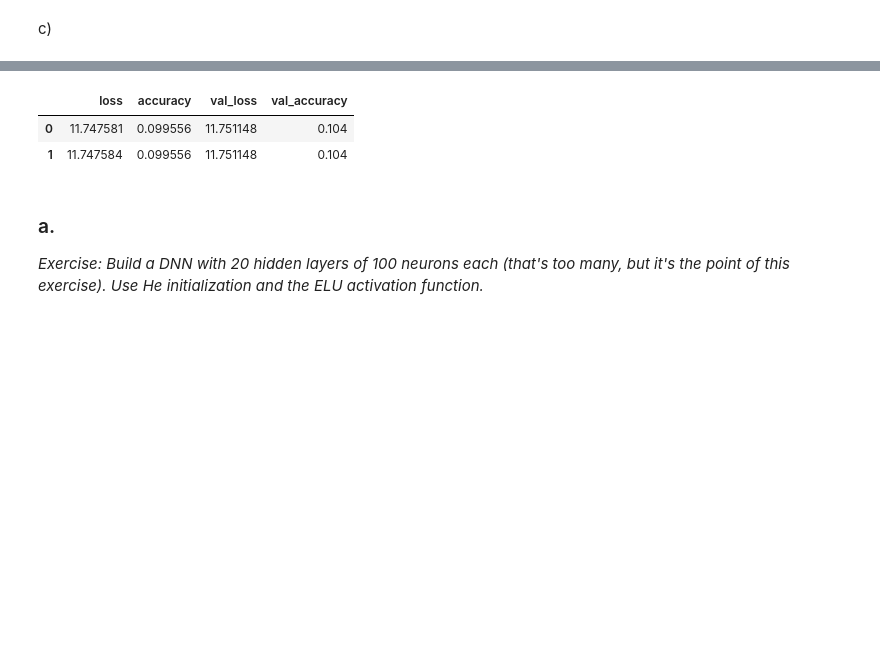
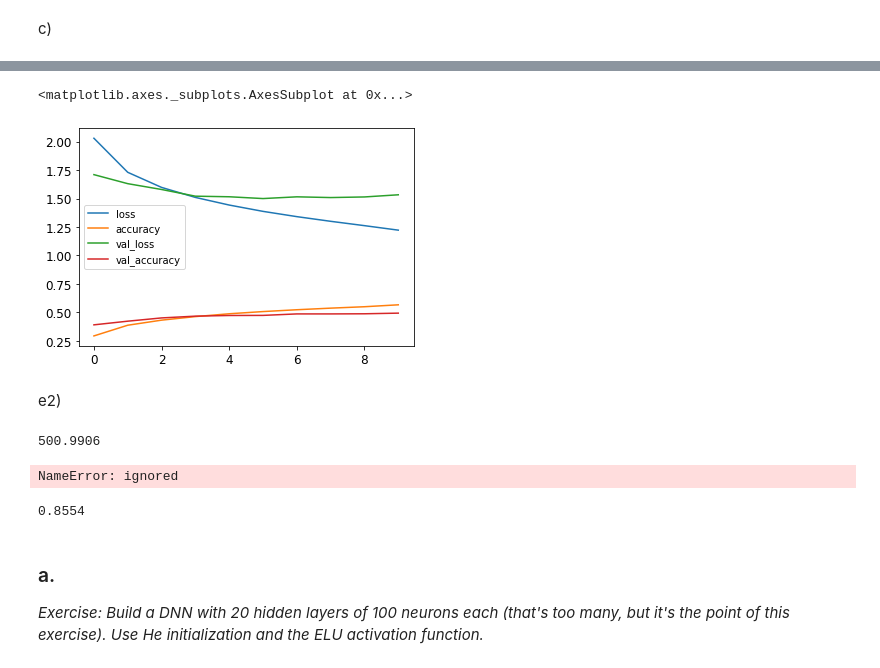
Before and after one commit to MiguelG26/Learning, a Jupyter notebook: Hands-On Machine Learning with Scikit-Learn and TensorFlow2/11_training_deep_neural_networks.ipynb, the cells around one changed output, grey strips where cells are left out. Drawn from its saved outputs; the diff is of its cells as text; code cells hidden in the pictures; blank space fills up the shorter version.

```diff
--- a/Hands-On Machine Learning with Scikit-Learn and TensorFlow2/11_training_deep_neural_networks.ipynb
+++ b/Hands-On Machine Learning with Scikit-Learn and TensorFlow2/11_training_deep_neural_networks.ipynb
@@ -1761,0 +1835,28 @@ KeyboardInterrupt: ignored
+# %%
+keras.backend.clear_session()
+tf.random.set_seed(42)
+np.random.seed(42)
+
+model = keras.models.Sequential()
+model.add(keras.layers.Flatten(input_shape=[32, 32,3]))
+for i in range(20):
+  #model.add(keras.layers.AlphaDropout(rate=0.2))
+  model.add(keras.layers.Dense(100, activation="selu", kernel_initializer="lecun_normal"))
+model.add(keras.layers.AlphaDropout(rate=0.1))
+model.add(keras.layers.Dense(10, activation="softmax"))
+
+pixel_means = X_train.mean(axis=0, keepdims=True)
+pixel_stds = X_train.std(axis=0, keepdims=True)
+X_train_scaled = (X_train - pixel_means) / pixel_stds
+X_valid_scaled = (X_valid - pixel_means) / pixel_stds
+X_test_scaled = (X_test - pixel_means) / pixel_stds
+
+optimizer = keras.optimizers.Nadam(lr=5e-5, beta_1=0.9, beta_2=0.999)
+model.compile(loss="sparse_categorical_crossentropy", optimizer=optimizer, metrics=["accuracy"])
+
+n_epochs=10
+early_stopping_cb = keras.callbacks.EarlyStopping(patience=10, restore_best_weights=True)
+history=model.fit(X_train_scaled, y_train, epochs=n_epochs,
+                  validation_data=(X_valid_scaled, y_valid),
+                  callbacks=[early_stopping_cb])
+x4=history.history
@@ -1762,7 +1884,24 @@ KeyboardInterrupt: ignored
 # %%
 import pandas as pd
-pd.DataFrame(history.history)#.plot(height=400, width=800)
+pd.DataFrame(x4).plot()
 # %% [output]
-|  | loss | accuracy | val_loss | val_accuracy |
-| 0 | 11.747581 | 0.099556 | 11.751148 | 0.104 |
-| 1 | 11.747584 | 0.099556 | 11.751148 | 0.104 |
+<matplotlib.axes._subplots.AxesSubplot at 0x...>
+[figure, added]
+# %% [markdown]
+e2)
+# %%
+#M np.stack: To stack 100 x different matrices of the test set, everytime with different predictions. So y_probas is an array of shape [100, 10000, 10]
+y_probas = np.stack([model(X_valid_scaled, training=True)
+                     for sample in range(100)])
+y_proba = y_probas.mean(axis=0)
+y_std = y_probas.std(axis=0)
+
+y_pred = np.argmax(y_proba, axis=1)
+accuracy = np.sum(y_pred == y_valid) / len(y_valid)
+accuracy
+# %% [output]
+500.9906
+# %%
+y_pred# == y_valid
+# %% [output]
+NameError: ignored
@@ -1769,3 +1911,8 @@ pd.DataFrame(history.history)#.plot(height=400, width=800)
+# %%
+accuracy = np.sum(y_pred == y_test) / len(y_test)
+accuracy
+# %% [output]
+0.8554
 # %% [markdown]
 ### a.
 *Exercise: Build a DNN with 20 hidden layers of 100 neurons each (that's too many, but it's the point of this exercise). Use He initialization and the ELU activation function.*
```
Also changed, not shown: parts of 17 cells of this notebook.
